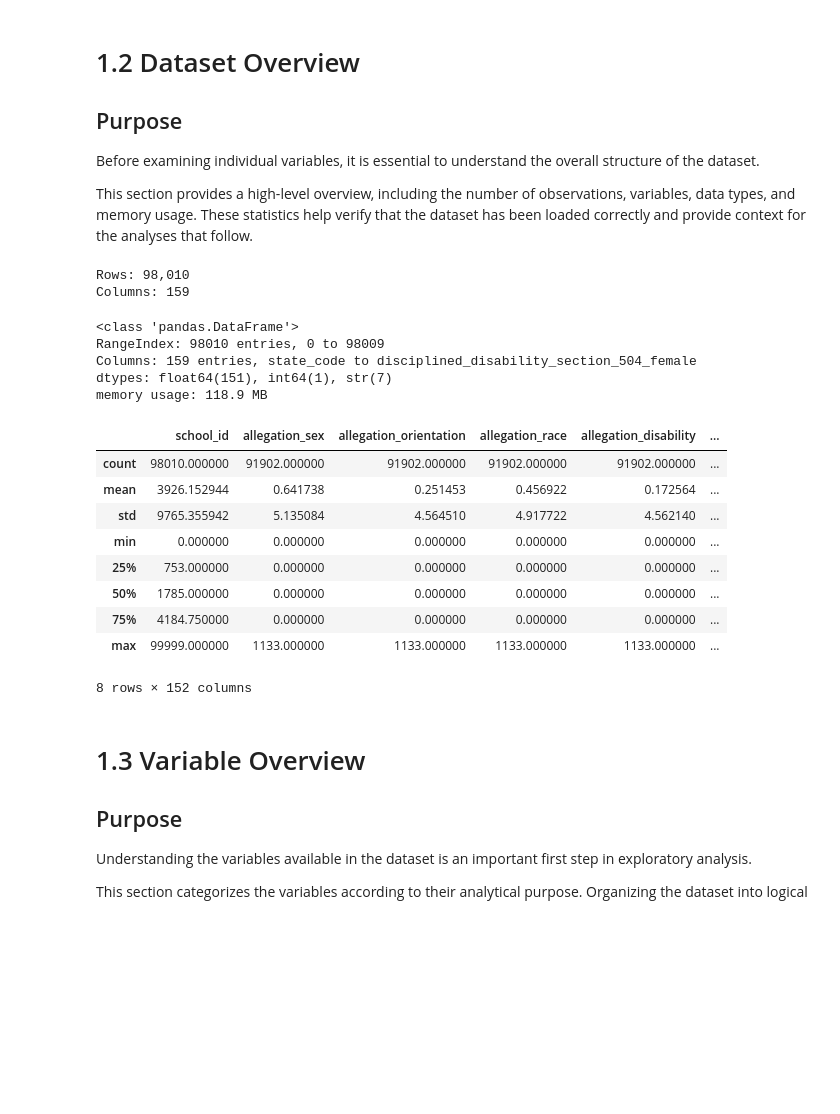
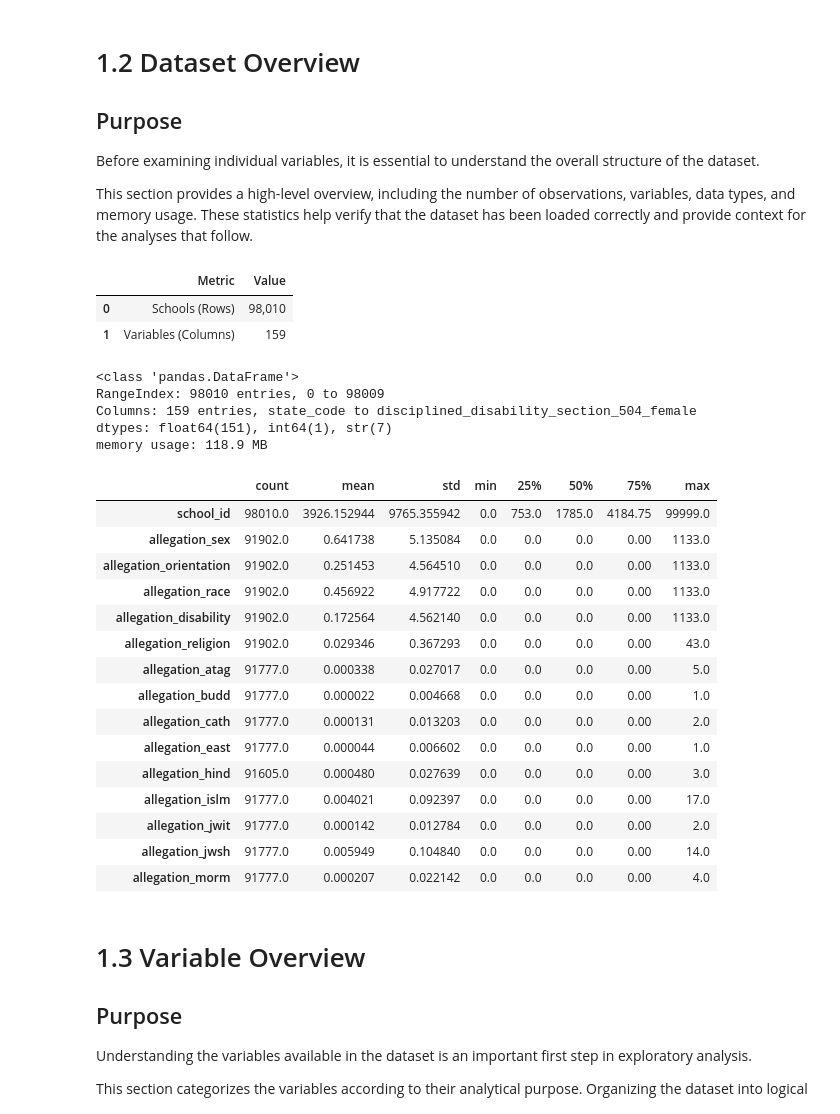
Before and after one commit to MrMcYoldas/school-bullying-analysis-crdc, a Jupyter notebook: notebooks/03_Exploratory_Analysis.ipynb, the cells around one changed output. Saved outputs shown, nothing was run; the diff lists cells and outputs as text; code cells hidden in the pictures; blank space fills up the shorter version.

```diff
--- a/notebooks/03_Exploratory_Analysis.ipynb
+++ b/notebooks/03_Exploratory_Analysis.ipynb
@@ -203,14 +203,25 @@ Before examining individual variables, it is essential to understand the overall
 This section provides a high-level overview, including the number of observations, variables, data types, and memory usage. These statistics help verify that the dataset has been loaded correctly and provide context for the analyses that follow.
 # %%
 # =====================================================
-# Dataset Dimensions
+# Dataset Summary
 # =====================================================
 
-print(f"Rows: {df.shape[0]:,}")
-print(f"Columns: {df.shape[1]}")
+dataset_summary = pd.DataFrame({
+    "Metric": [
+        "Schools (Rows)",
+        "Variables (Columns)"
+    ],
+    "Value": [
+        f"{df.shape[0]:,}",
+        df.shape[1]
+    ]
+})
+
+dataset_summary
 # %% [output]
-Rows: 98,010
-Columns: 159
+|  | Metric | Value |
+| 0 | Schools (Rows) | 98,010 |
+| 1 | Variables (Columns) | 159 |
 # %%
 # =====================================================
 # Dataset Information
@@ -226,20 +237,28 @@ memory usage: 118.9 MB
 # %%
 # =====================================================
 # Summary Statistics
 # =====================================================
 
-df.describe()
+summary_statistics = df.describe().T
+
+summary_statistics.head(15)
 # %% [output]
-|  | school_id | allegation_sex | allegation_orientation | allegation_race | allegation_disability | ... |
-| count | 98010.000000 | 91902.000000 | 91902.000000 | 91902.000000 | 91902.000000 | ... |
-| mean | 3926.152944 | 0.641738 | 0.251453 | 0.456922 | 0.172564 | ... |
-| std | 9765.355942 | 5.135084 | 4.564510 | 4.917722 | 4.562140 | ... |
-| min | 0.000000 | 0.000000 | 0.000000 | 0.000000 | 0.000000 | ... |
-| 25% | 753.000000 | 0.000000 | 0.000000 | 0.000000 | 0.000000 | ... |
-| 50% | 1785.000000 | 0.000000 | 0.000000 | 0.000000 | 0.000000 | ... |
-| 75% | 4184.750000 | 0.000000 | 0.000000 | 0.000000 | 0.000000 | ... |
-| max | 99999.000000 | 1133.000000 | 1133.000000 | 1133.000000 | 1133.000000 | ... |
+|  | count | mean | std | min | 25% | 50% | 75% | max |
+| school_id | 98010.0 | 3926.152944 | 9765.355942 | 0.0 | 753.0 | 1785.0 | 4184.75 | 99999.0 |
+| allegation_sex | 91902.0 | 0.641738 | 5.135084 | 0.0 | 0.0 | 0.0 | 0.00 | 1133.0 |
+| allegation_orientation | 91902.0 | 0.251453 | 4.564510 | 0.0 | 0.0 | 0.0 | 0.00 | 1133.0 |
+| allegation_race | 91902.0 | 0.456922 | 4.917722 | 0.0 | 0.0 | 0.0 | 0.00 | 1133.0 |
+| allegation_disability | 91902.0 | 0.172564 | 4.562140 | 0.0 | 0.0 | 0.0 | 0.00 | 1133.0 |
+| allegation_religion | 91902.0 | 0.029346 | 0.367293 | 0.0 | 0.0 | 0.0 | 0.00 | 43.0 |
+| allegation_atag | 91777.0 | 0.000338 | 0.027017 | 0.0 | 0.0 | 0.0 | 0.00 | 5.0 |
+| allegation_budd | 91777.0 | 0.000022 | 0.004668 | 0.0 | 0.0 | 0.0 | 0.00 | 1.0 |
+| allegation_cath | 91777.0 | 0.000131 | 0.013203 | 0.0 | 0.0 | 0.0 | 0.00 | 2.0 |
+| allegation_east | 91777.0 | 0.000044 | 0.006602 | 0.0 | 0.0 | 0.0 | 0.00 | 1.0 |
+| allegation_hind | 91605.0 | 0.000480 | 0.027639 | 0.0 | 0.0 | 0.0 | 0.00 | 3.0 |
+| allegation_islm | 91777.0 | 0.004021 | 0.092397 | 0.0 | 0.0 | 0.0 | 0.00 | 17.0 |
+| allegation_jwit | 91777.0 | 0.000142 | 0.012784 | 0.0 | 0.0 | 0.0 | 0.00 | 2.0 |
+| allegation_jwsh | 91777.0 | 0.005949 | 0.104840 | 0.0 | 0.0 | 0.0 | 0.00 | 14.0 |
+| allegation_morm | 91777.0 | 0.000207 | 0.022142 | 0.0 | 0.0 | 0.0 | 0.00 | 4.0 |
-8 rows × 152 columns
 # %% [markdown]
 # 1.3 Variable Overview
 
```
Also changed, not shown: parts of 5 cells of this notebook.
